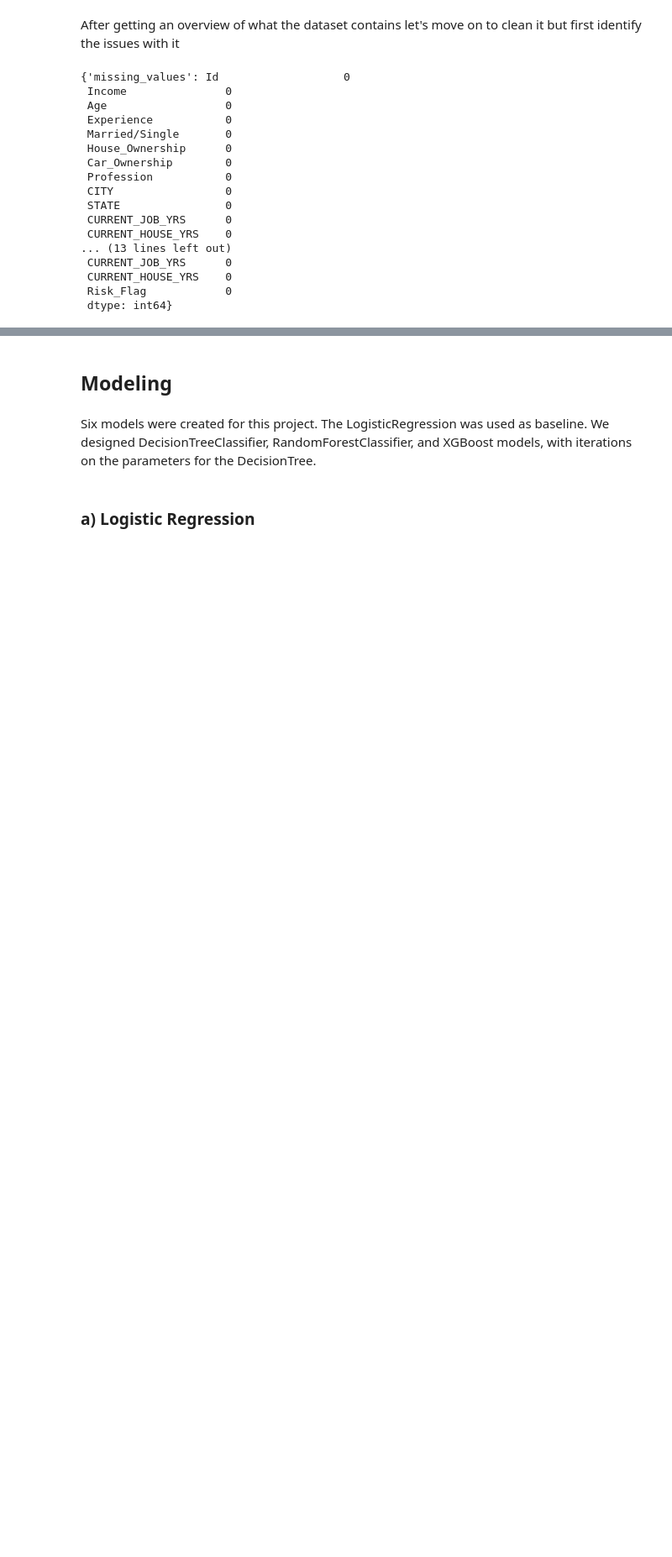
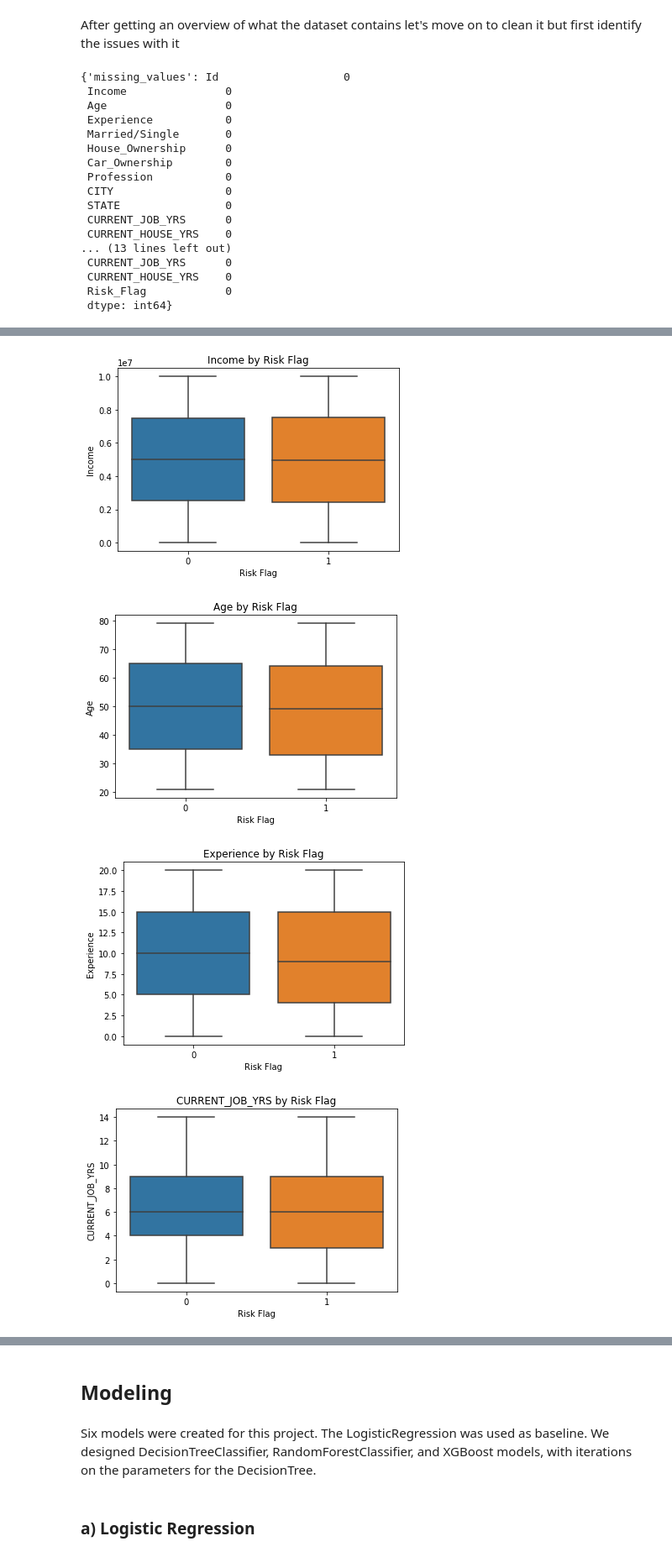
Before and after one commit to Hilarry95/Loan-Approval-Analysis-Phase-3-Project, a Jupyter notebook: Loan_Approval.ipynb, the cells around one changed output, grey strips where cells are left out. Shown at 84% size. Saved outputs shown, nothing was run; the diff lists cells and outputs as text; code cells hidden in the pictures; blank space fills up the shorter version.

```diff
--- a/Loan_Approval.ipynb
+++ b/Loan_Approval.ipynb
@@ -157,0 +206,9 @@ We'll retain the outliers since they may just be loan applicants with higher inc
+# %%
+num_columns = ['Income', 'Age', 'Experience', 'CURRENT_JOB_YRS',
+               'CURRENT_HOUSE_YRS']
+analyser.numerical_analysis(num_columns, loan_data)
+# %% [output]
+[figure, added]
+[figure, added]
+[figure, added]
+[figure, added]
```
Also changed, not shown: parts of 29 cells of this notebook, 9 other files.
